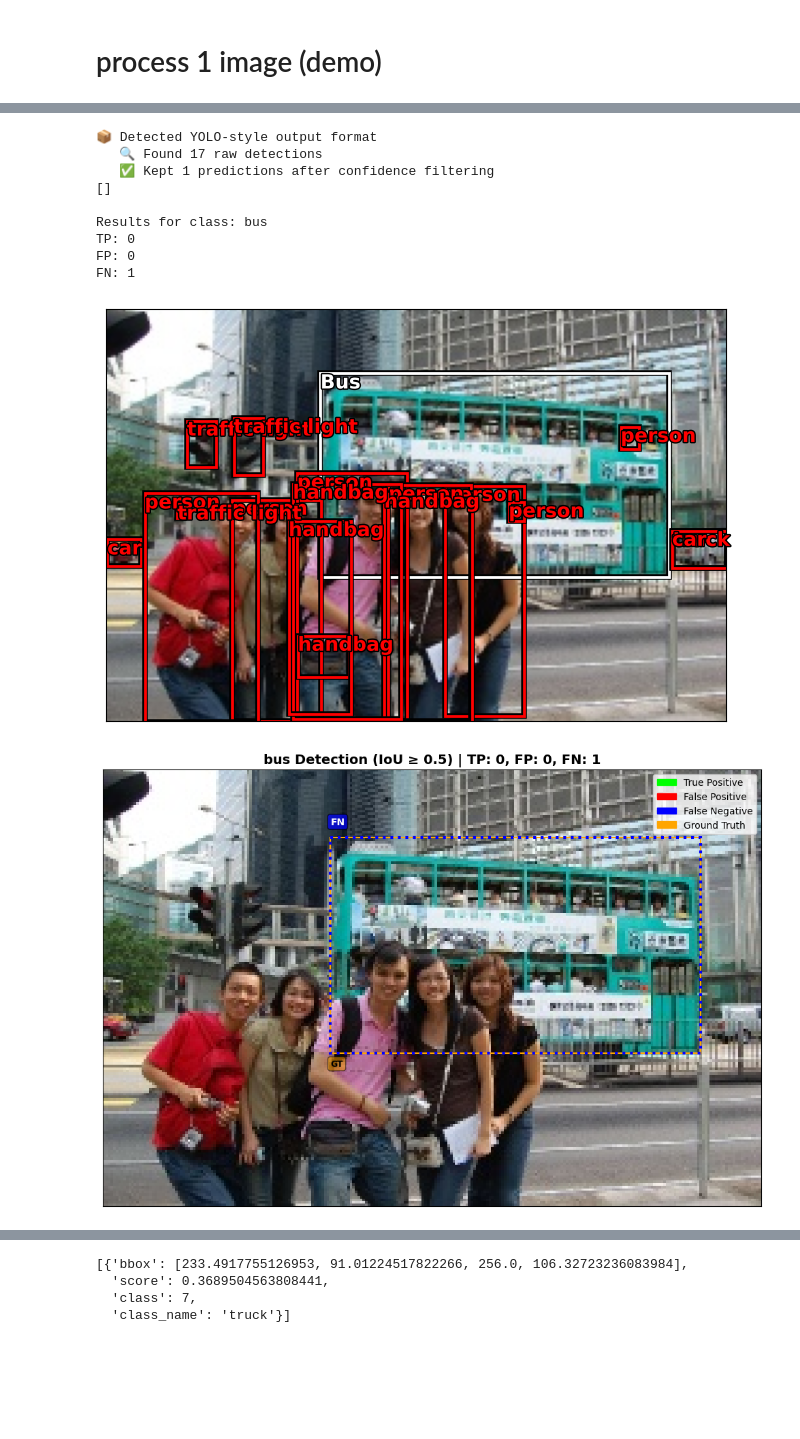
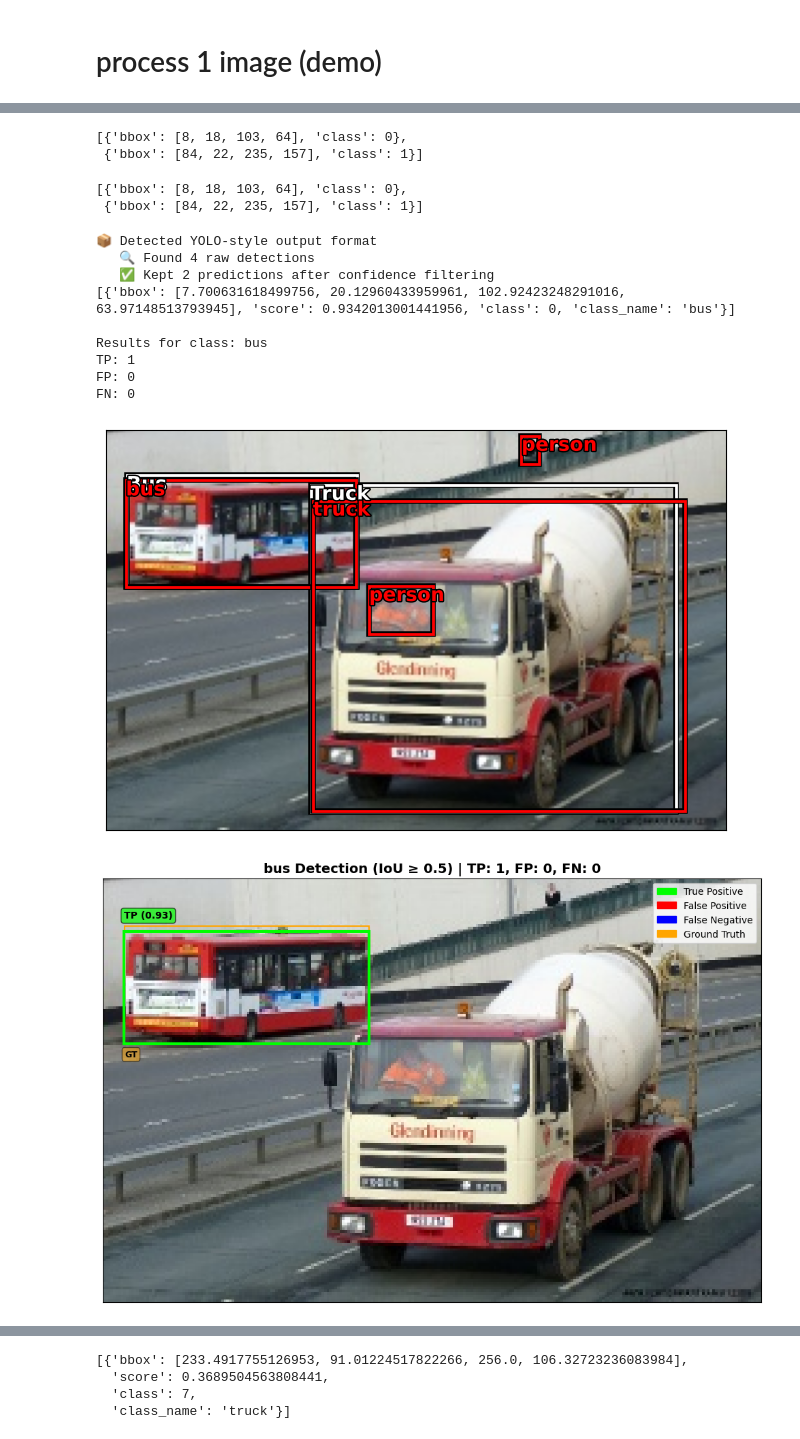
Before and after one commit to egozi/cv22928, a Jupyter notebook: notebooks/object_detection_bus_trucks.ipynb, the cells around one changed output, grey strips where cells are left out. Cells and saved outputs as stored; diff of their text form; code cells hidden in the pictures; blank space fills up the shorter version.

Commit message:
update data format functions

```diff
--- a/notebooks/object_detection_bus_trucks.ipynb
+++ b/notebooks/object_detection_bus_trucks.ipynb
@@ -963,17 +959,31 @@ print(predictions_all)
+# %%
+ground_truths = format_gt(bbs, clss, target_classes)
+ground_truths
+# %% [output]
+[{'bbox': [8, 18, 103, 64], 'class': 0},
+ {'bbox': [84, 22, 235, 157], 'class': 1}]
+# %%
+ground_truths_all
+# %% [output]
+[{'bbox': [8, 18, 103, 64], 'class': 0},
+ {'bbox': [84, 22, 235, 157], 'class': 1}]
 # %%
 target_classes = ['bus', 'truck']
 
 # Select an image from your dataset (e.g., the first image)
 # We'll use image 22 from the dataset for demonstration, as it contains both Bus and Truck
-image, bbs, clss, image_path = ds[0]
+image, bbs, clss, image_path = ds[22]
 
 # Prepare ground truth data for the selected image
 # We'll keep all ground truths initially and filter per class later
-ground_truths_all = [
-    {'bbox': bbox.tolist(), 'class': [t.lower() for t in target_classes].index(cls.lower())}
-    for bbox, cls in zip(bbs, clss)
-    if cls.lower() in [t.lower() for t in target_classes]
-]
+# ground_truths_all = [
+#     {'bbox': bbox.tolist(), 'class': [t.lower() for t in target_classes].index(cls.lower())}
+#     for bbox, cls in zip(bbs, clss)
+#     if cls.lower() in [t.lower() for t in target_classes]
+# ]
+
+ground_truths_all = format_gt(bbs, clss, target_classes)
+
 results = model(image)
 
 # Extract bounding boxes, confidence scores, and class names from the YOLOv5 results
@@ -1003,7 +1013,7 @@ draw_im(image, bbs=detected_boxes_raw, classes=detected_classes_names_raw, color
 # ]
 
 predictions_all = format_model_predictions(results, class_names)
-predictions_all = predictions_all[0]
+predictions_all = predictions_all['image0.jpg']
 
 # Iterate through each target class and evaluate
 for class_id, class_name in enumerate(target_classes):
@@ -1083,37 +1093,37 @@ for class_id, class_name in enumerate(target_classes):
         }
         print(f"\nResults for class: {class_name}")
         print(f"TP: {eval_results['num_tp']}")
         print(f"FP: {eval_results['num_fp']}")
         print(f"FN: {eval_results['num_fn']}")
         fig = visualize_detection_results(
             image=image,
             results=eval_results,
             ground_truths=[], # No ground truths to show
             class_name=class_name,
             iou_threshold=0.5,
             show_confidence=True
         )
         plt.show()
 
     else:
         print(f"\nNo predictions or ground truths for class: {class_name}")
         eval_results = {
             'tp_predictions': [],
             'fp_predictions': [],
             'fn_ground_truths': [],
             'num_tp': 0,
             'num_fp': 0,
             'num_fn': 0
         }
 # %% [output]
 📦 Detected YOLO-style output format
-   🔍 Found 17 raw detections
-   ✅ Kept 1 predictions after confidence filtering
-[]
+   🔍 Found 4 raw detections
+   ✅ Kept 2 predictions after confidence filtering
+[{'bbox': [7.700631618499756, 20.12960433959961, 102.92423248291016, 63.97148513793945], 'score': 0.9342013001441956, 'class': 0, 'class_name': 'bus'}]
 
 Results for class: bus
-TP: 0
+TP: 1
 FP: 0
-FN: 1
+FN: 0
-[figure, old version]
+[figure, new version]
-[figure, old version]
+[figure, new version]
```
Also changed, not shown: parts of 13 cells of this notebook, 1 other file.
